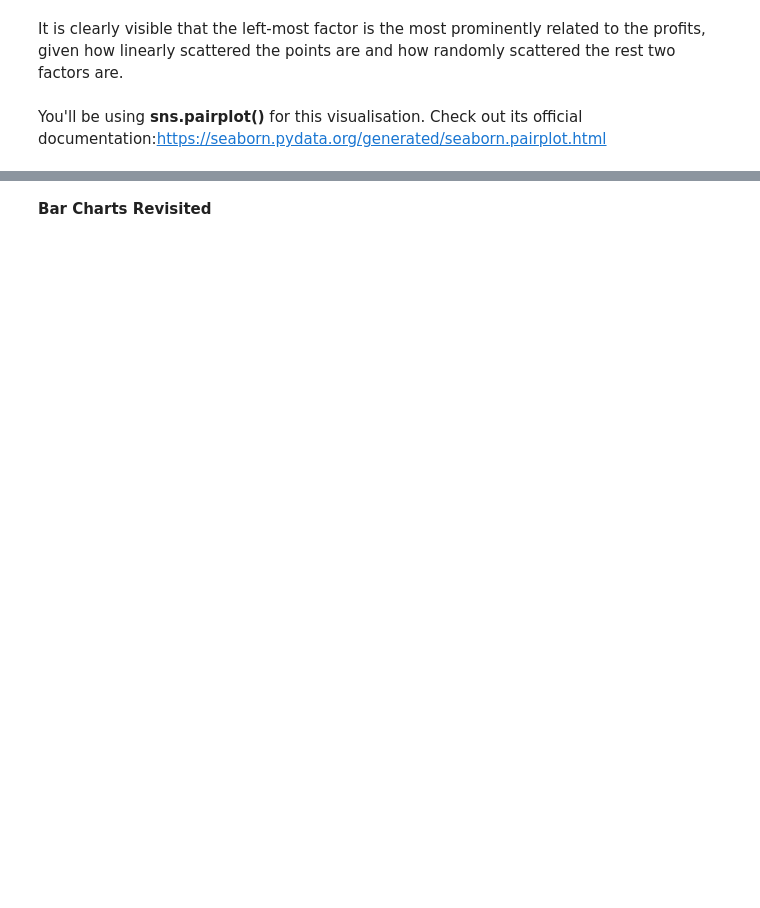
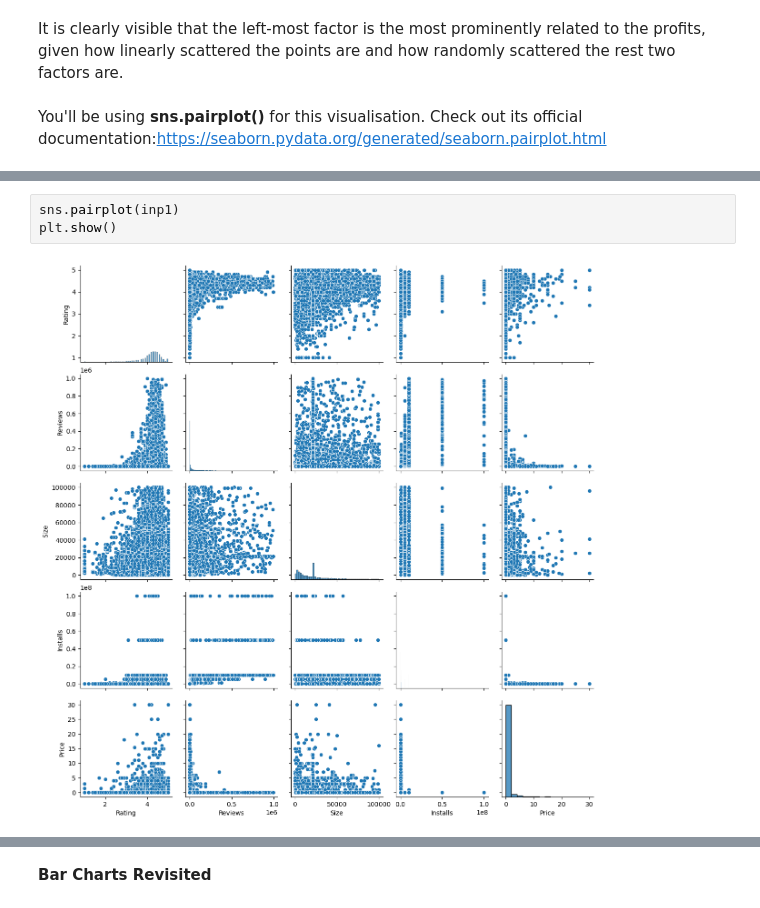
Before and after one commit to saishankar2748/Data-Analysis, a Jupyter notebook: Case Study Google Playstore apps/Data Visualisation in Python - Case Study.ipynb, the cells around one changed output, grey strips where cells are left out. Drawn from its saved outputs; the diff is of its cells as text; blank space fills up the shorter version.

```diff
--- a/Case Study Google Playstore apps/Data Visualisation in Python - Case Study.ipynb
+++ b/Case Study Google Playstore apps/Data Visualisation in Python - Case Study.ipynb
@@ -946,0 +951,5 @@ You'll be using **sns.pairplot()** for this visualisation. Check out its officia
+# %%
+sns.pairplot(inp1)
+plt.show()
+# %% [output]
+[figure, added]
```
Also changed, not shown: parts of 32 cells of this notebook.
